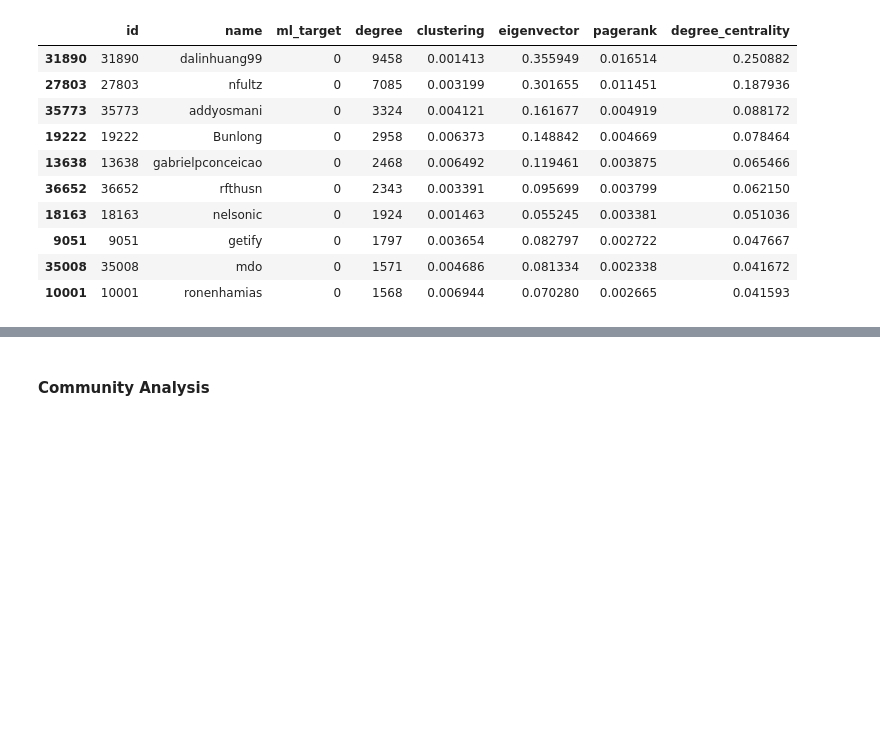
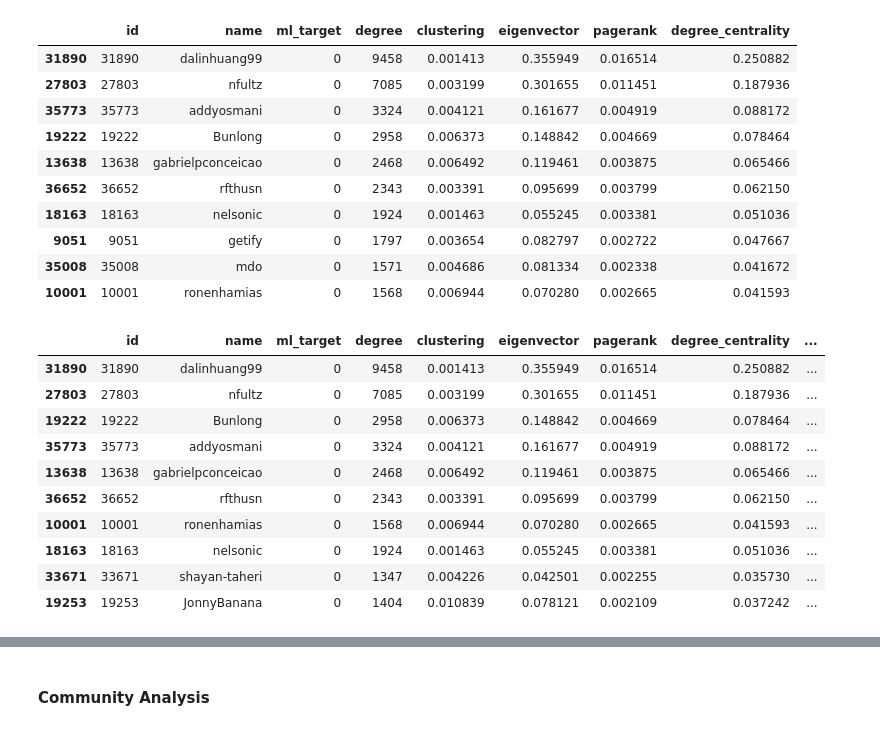
Before and after one commit to lukasthekid/comp-social-science, a Jupyter notebook: group13-project1/Mini-Project.ipynb, the cells around one changed output, grey strips where cells are left out. Cells and saved outputs as stored; diff of their text form; code cells hidden in the pictures; blank space fills up the shorter version.

```diff
--- a/group13-project1/Mini-Project.ipynb
+++ b/group13-project1/Mini-Project.ipynb
@@ -293,9 +293,21 @@ metadata.sort_values("degree_centrality",ascending=False).head(10)
 | 10001 | 10001 | ronenhamias | 0 | 1568 | 0.006944 | 0.070280 | 0.002665 | 0.041593 |
 # %%
 #Betweenness centrality
-#betwn_dct = nx.betweenness_centrality(G)
-#nx.set_node_attributes(G,betwn_dct,name="betweenness")
-#metadata['betweenness'] = metadata.id.map(betwn_dct)
-#metadata.sort_values("betweenness",ascending=False).head(10)
+betwn_dct = nx.betweenness_centrality(G)
+nx.set_node_attributes(G,betwn_dct,name="betweenness")
+metadata['betweenness'] = metadata.id.map(betwn_dct)
+metadata.sort_values("betweenness",ascending=False).head(10)
+# %% [output]
+|  | id | name | ml_target | degree | clustering | eigenvector | pagerank | degree_centrality | ... |
+| 31890 | 31890 | dalinhuang99 | 0 | 9458 | 0.001413 | 0.355949 | 0.016514 | 0.250882 | ... |
+| 27803 | 27803 | nfultz | 0 | 7085 | 0.003199 | 0.301655 | 0.011451 | 0.187936 | ... |
+| 19222 | 19222 | Bunlong | 0 | 2958 | 0.006373 | 0.148842 | 0.004669 | 0.078464 | ... |
+| 35773 | 35773 | addyosmani | 0 | 3324 | 0.004121 | 0.161677 | 0.004919 | 0.088172 | ... |
+| 13638 | 13638 | gabrielpconceicao | 0 | 2468 | 0.006492 | 0.119461 | 0.003875 | 0.065466 | ... |
+| 36652 | 36652 | rfthusn | 0 | 2343 | 0.003391 | 0.095699 | 0.003799 | 0.062150 | ... |
+| 10001 | 10001 | ronenhamias | 0 | 1568 | 0.006944 | 0.070280 | 0.002665 | 0.041593 | ... |
+| 18163 | 18163 | nelsonic | 0 | 1924 | 0.001463 | 0.055245 | 0.003381 | 0.051036 | ... |
+| 33671 | 33671 | shayan-taheri | 0 | 1347 | 0.004226 | 0.042501 | 0.002255 | 0.035730 | ... |
+| 19253 | 19253 | JonnyBanana | 0 | 1404 | 0.010839 | 0.078121 | 0.002109 | 0.037242 | ... |
 # %%
 #Closeness centrality
```
Also changed, not shown: parts of 12 cells of this notebook, 2 other files.
